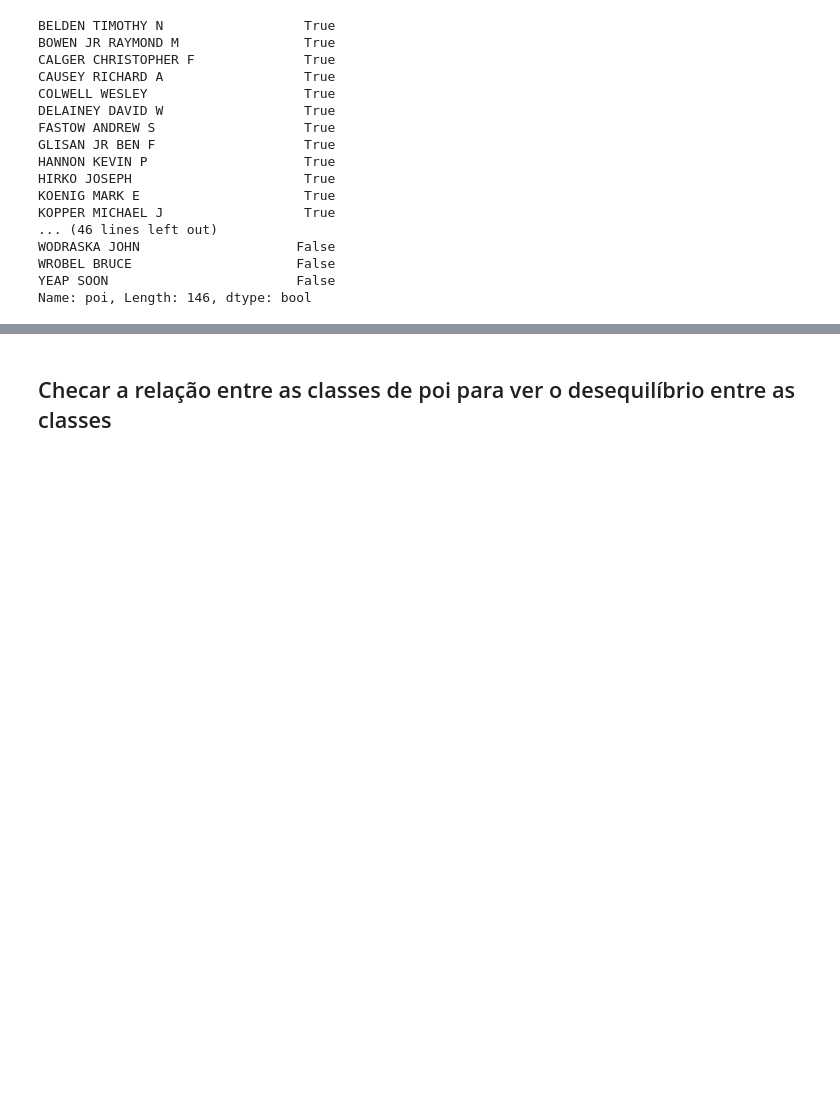
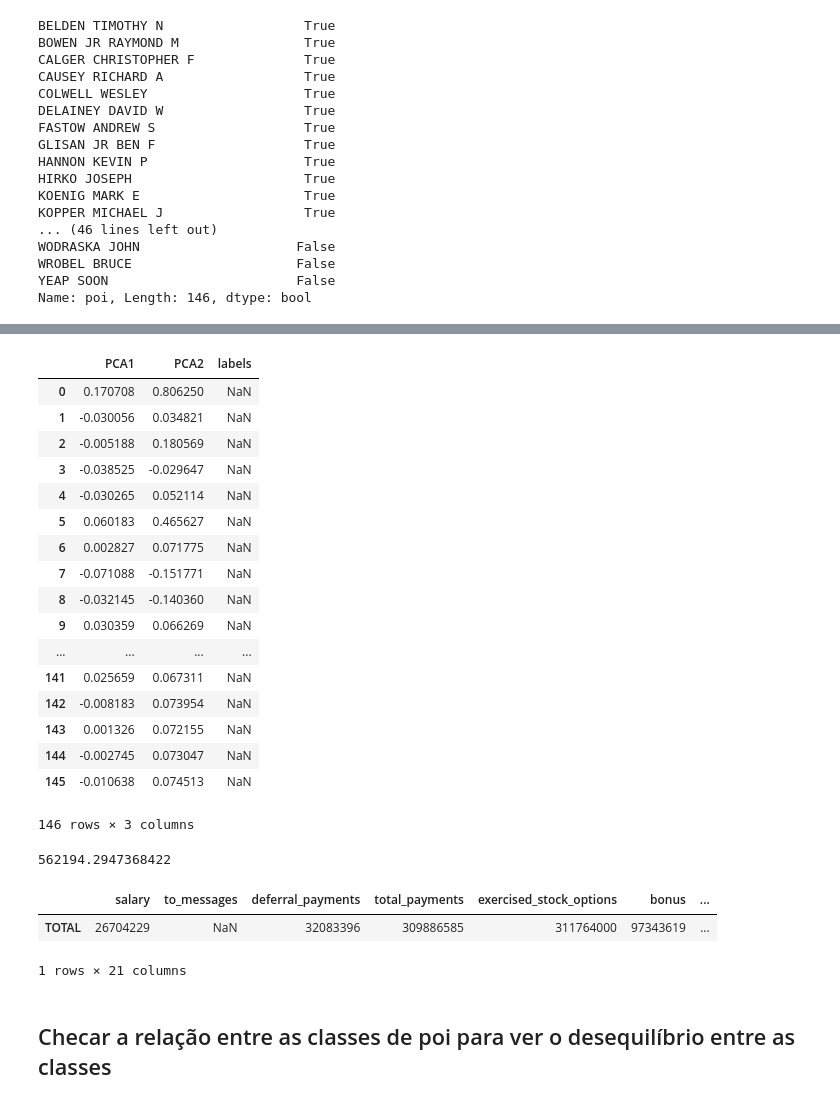
Before and after one commit to GabrielSGoncalves/udacity_nanodegree_datascience2, a Jupyter notebook: final_project/Projeto_Final_Nanodegree_DS_II_GabrielSGoncalves.ipynb, the cells around one changed output, grey strips where cells are left out. Drawn from its saved outputs; the diff is of its cells as text; code cells hidden in the pictures; blank space fills up the shorter version.

```diff
--- a/final_project/Projeto_Final_Nanodegree_DS_II_GabrielSGoncalves.ipynb
+++ b/final_project/Projeto_Final_Nanodegree_DS_II_GabrielSGoncalves.ipynb
@@ -317,0 +343,2 @@ Name: poi, Length: 146, dtype: bool
+# %%
+pca_df['labels'] = y
@@ -317,0 +361,21 @@ Name: poi, Length: 146, dtype: bool
+# %%
+pca_df
+# %% [output]
+|  | PCA1 | PCA2 | labels |
+| 0 | 0.170708 | 0.806250 | NaN |
+| 1 | -0.030056 | 0.034821 | NaN |
+| 2 | -0.005188 | 0.180569 | NaN |
+| 3 | -0.038525 | -0.029647 | NaN |
+| 4 | -0.030265 | 0.052114 | NaN |
+| 5 | 0.060183 | 0.465627 | NaN |
+| 6 | 0.002827 | 0.071775 | NaN |
+| 7 | -0.071088 | -0.151771 | NaN |
+| 8 | -0.032145 | -0.140360 | NaN |
+| 9 | 0.030359 | 0.066269 | NaN |
+| ... | ... | ... | ... |
+| 141 | 0.025659 | 0.067311 | NaN |
+| 142 | -0.008183 | 0.073954 | NaN |
+| 143 | 0.001326 | 0.072155 | NaN |
+| 144 | -0.002745 | 0.073047 | NaN |
+| 145 | -0.010638 | 0.074513 | NaN |
+146 rows × 3 columns
@@ -318,3 +384,14 @@ Name: poi, Length: 146, dtype: bool
+# %%
+df_enron_nan.salary.mean()
+# %% [output]
+562194.2947368422
+# %%
+df_enron[np.abs((df_enron_nan.salary - df_enron_nan.salary.mean(
+                    ))/df_enron_nan.salary.std(ddof=0)) > 3]
+# %% [output]
+|  | salary | to_messages | deferral_payments | total_payments | exercised_stock_options | bonus | ... |
+| TOTAL | 26704229 | NaN | 32083396 | 309886585 | 311764000 | 97343619 | ... |
+1 rows × 21 columns
 # %% [markdown]
 ## Checar a relação entre as classes de poi para ver o desequilíbrio entre as classes
 # %%
```
Also changed, not shown: parts of 24 cells of this notebook, 5 other files.
